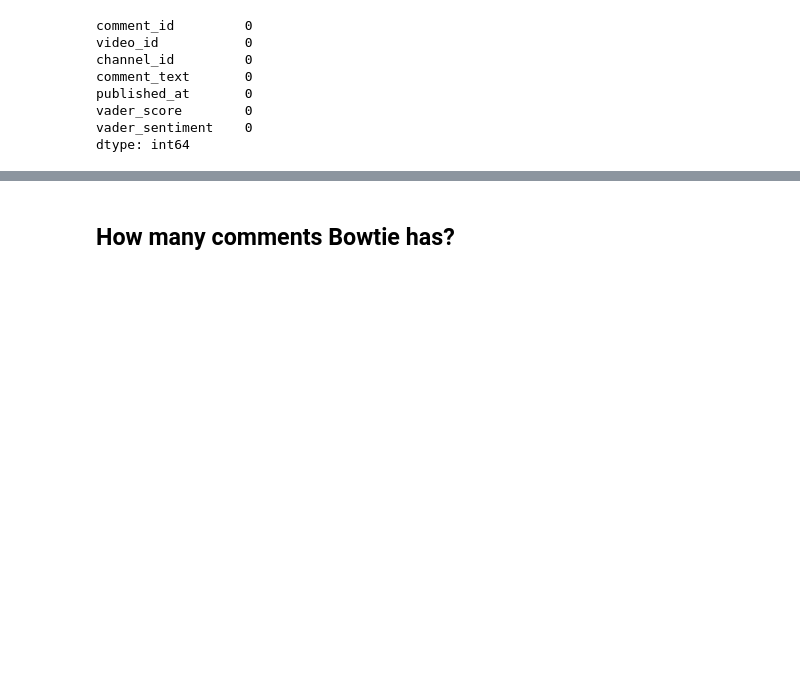
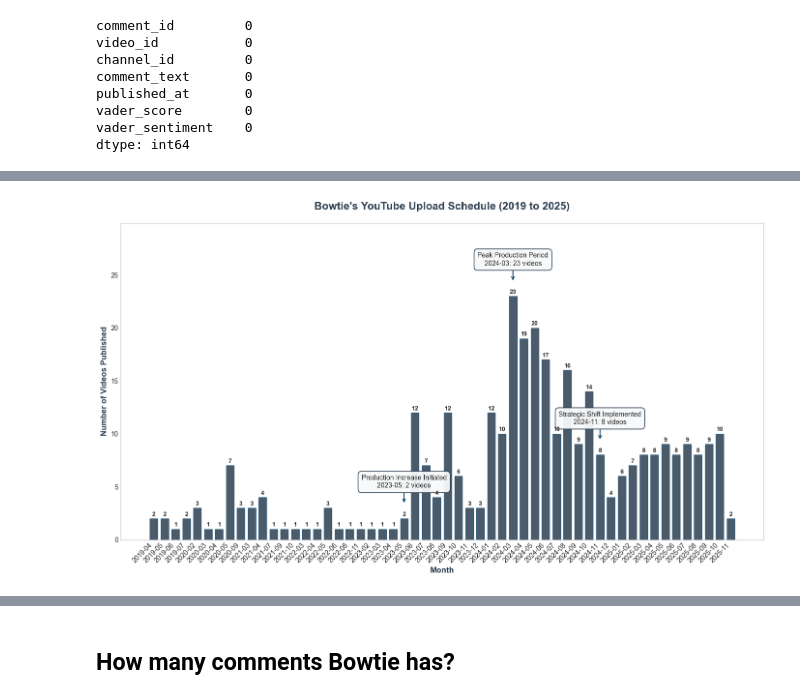
Before and after one commit to kevinlch421/Bowtie-YouTube-Channel-Performance-Report, a Jupyter notebook: report/exploration.ipynb, the cells around one changed output, grey strips where cells are left out. Drawn from its saved outputs; the diff is of its cells as text; code cells hidden in the pictures; blank space fills up the shorter version.

```diff
--- a/report/exploration.ipynb
+++ b/report/exploration.ipynb
@@ -438,5 +242,0 @@ Bowtie Monthly Engagement Breakdown (2024):
-# %%
-import matplotlib.font_manager as fm
-plt.rcParams['font.family'] = ['Arial Unicode MS', 'Arial', 'Apple Color Emoji', 'DejaVu Sans']
-import warnings
-warnings.filterwarnings('ignore', message='Glyph .* missing from font')
@@ -617,0 +283,94 @@ plt.show()
+# %%
+# Create figure with professional styling
+fig1, ax1 = plt.subplots(figsize=(14, 8))
+
+# Prep and plot
+df_time_series_plot = df_time_series.copy()
+df_time_series_plot['publication_month_str'] = df_time_series_plot['publication_month'].dt.strftime('%Y-%m')
+
+# Create the bar plot
+bars = ax1.bar(
+    df_time_series_plot['publication_month_str'],
+    df_time_series_plot['video_count'],
+    color='#2C3E50',  # Professional blue
+    alpha=0.85,
+    edgecolor='#1B4F72',  # Dark blue edge
+    linewidth=1.0,
+    width=0.7
+)
+
+# Professional annotation style parameters
+ANNOTATION_STYLE = {
+    'fontsize': 10,
+    'ha': 'center',
+    'va': 'center',
+    'bbox': dict(boxstyle="round,pad=0.5", fc="#F8F9FA", ec="#2C3E50", lw=1.2, alpha=0.95),
+    'arrowprops': dict(arrowstyle="->", color='#1B4F72', lw=1.5, shrinkA=0, shrinkB=5)
+}
+
+# Define a small upward offset for arrow start
+arrow_offset = max(df_time_series_plot['video_count']) * 0.05
+
+# Find the peak for annotation
+peak_month_str = df_time_series_plot.loc[df_time_series_plot['video_count'].idxmax(), 'publication_month_str']
+peak_value = df_time_series_plot['video_count'].max()
+peak_idx = list(df_time_series_plot['publication_month_str']).index(peak_month_str)
+
+# Peak annotation
+ax1.annotate(
+    f"Peak Production Period\n{peak_month_str}: {peak_value} videos",
+    xy=(peak_idx, peak_value + arrow_offset),
+    xytext=(peak_idx, peak_value + (peak_value * 0.15)),
+    **ANNOTATION_STYLE
+)
+
+# Annotation for 2023-05: Start increase video production
+if '2023-05' in df_time_series_plot['publication_month_str'].values:
+    may_2023_idx = list(df_time_series_plot['publication_month_str']).index('2023-05')
+    may_2023_count = df_time_series_plot.loc[may_2023_idx, 'video_count']
+
+    ax1.annotate(
+        f"Production Increase Initiated\n2023-05: {may_2023_count} videos",
+        xy=(may_2023_idx, may_2023_count + arrow_offset),
+        xytext=(may_2023_idx, may_2023_count + (peak_value * 0.15)),
+        **ANNOTATION_STYLE
+    )
+
+# Annotation for 2024-11: Change strategy in video production
+if '2024-11' in df_time_series_plot['publication_month_str'].values:
+    nov_2024_idx = list(df_time_series_plot['publication_month_str']).index('2024-11')
+    nov_2024_count = df_time_series_plot.loc[nov_2024_idx, 'video_count']
+
+    ax1.annotate(
+        f"Strategic Shift Implemented\n2024-11: {nov_2024_count} videos",
+        xy=(nov_2024_idx, nov_2024_count + arrow_offset),
+        xytext=(nov_2024_idx, nov_2024_count + (peak_value * 0.15)),
+        **ANNOTATION_STYLE
+    )
+
+# Title and labels
+ax1.set_title("Bowtie's YouTube Upload Schedule (2019 to 2025)",
+              fontsize=16, pad=20, fontweight='bold', color='#2C3E50')
+ax1.set_xlabel("Month", fontsize=12, fontweight='bold', color='#2C3E50')
+ax1.set_ylabel("Number of Videos Published", fontsize=12, fontweight='bold', color='#2C3E50')
+
+# X-axis label rotation
+plt.setp(ax1.get_xticklabels(), rotation=45, ha='right')
+
+# Adjust y-axis limit to accommodate annotations
+max_count = df_time_series_plot['video_count'].max()
+ax1.set_ylim(0, max_count * 1.3)
+
+# Add value labels on bars
+for bar in bars:
+    height = bar.get_height()
+    if height > 0:
+        ax1.text(bar.get_x() + bar.get_width()/2., height + 0.1,
+                f'{int(height)}', ha='center', va='bottom', fontsize=9, fontweight='bold')
+
+plt.grid(False)  # Disable grid lines
+plt.tight_layout()
+plt.savefig('visualization/Bowtie YouTube Upload Schedule.png', dpi=300, bbox_inches='tight')
+plt.show()
+# %% [output]
+[figure, added]
```
Also changed, not shown: parts of 23 cells of this notebook, 6 other files.
